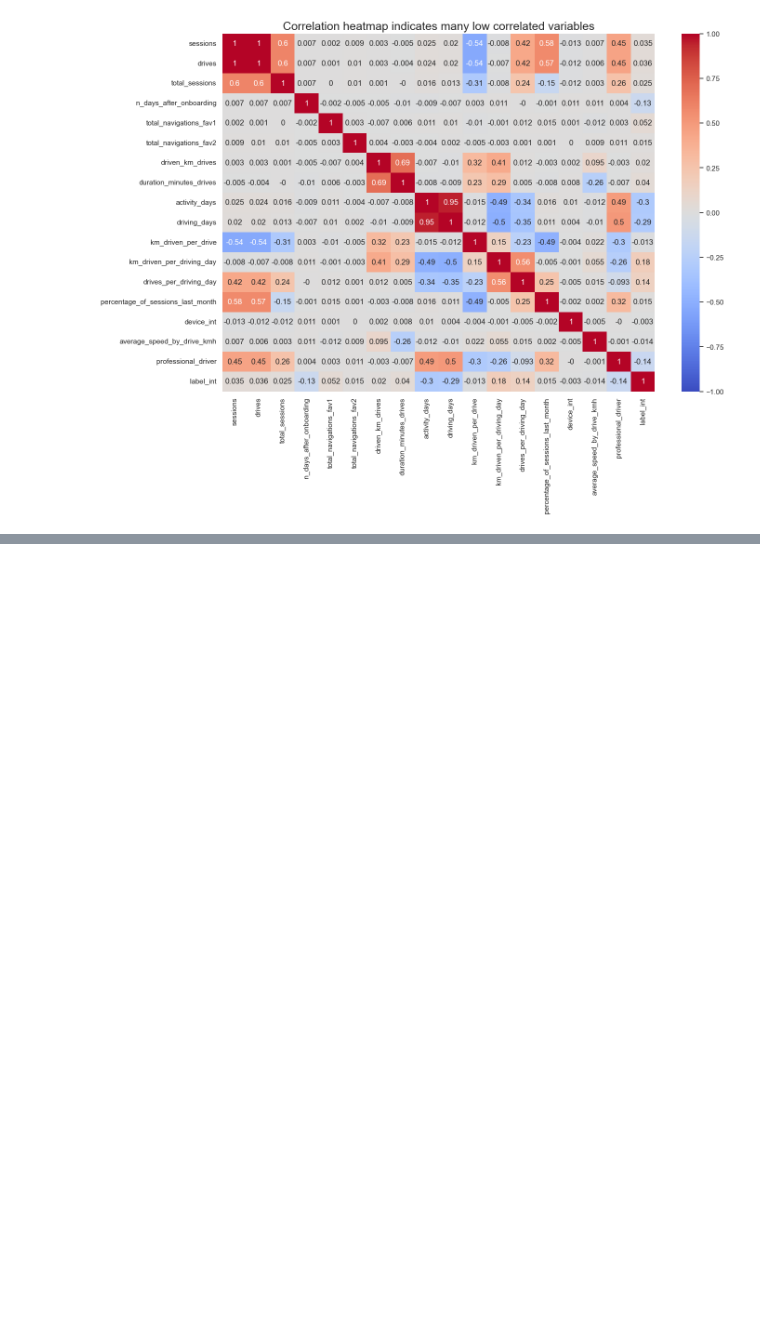
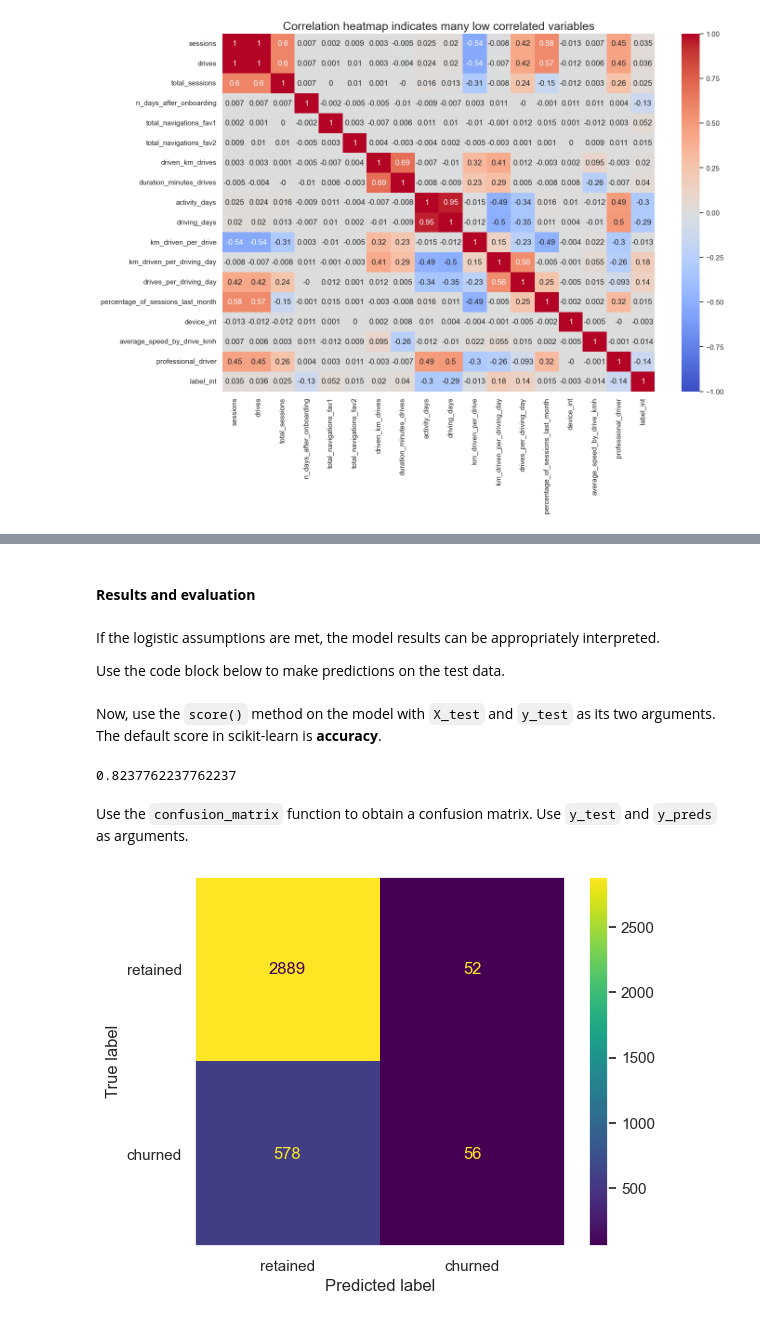
Before and after one commit to Damian-oo/Customer-Churn-Prediction-Waze-app, a Jupyter notebook: Waze Churn Project_full.ipynb, the cells around one changed output, grey strips where cells are left out. Drawn from its saved outputs; the diff is of its cells as text; code cells hidden in the pictures; blank space fills up the shorter version.

```diff
--- a/Waze Churn Project_full.ipynb
+++ b/Waze Churn Project_full.ipynb
@@ -1126,0 +1285,6 @@ plt.show()
+# %% [markdown]
+#### **Results and evaluation**
+# %% [markdown]
+If the logistic assumptions are met, the model results can be appropriately interpreted.
+
+Use the code block below to make predictions on the test data.
@@ -1126,0 +1293,8 @@ plt.show()
+# %% [markdown]
+Now, use the `score()` method on the model with `X_test` and `y_test` as its two arguments. The default score in scikit-learn is **accuracy**.
+# %%
+model_1.score(X_test, y_test)
+# %% [output]
+0.8237762237762237
+# %% [markdown]
+Use the `confusion_matrix` function to obtain a confusion matrix. Use `y_test` and `y_preds` as arguments.
@@ -1126,0 +1303,8 @@ plt.show()
+# %%
+fig, ax = plt.subplots()
+disp.plot(ax=ax)
+ax.grid(False)
+
+plt.show()
+# %% [output]
+[figure, added]
```
Also changed, not shown: parts of 26 cells of this notebook.
